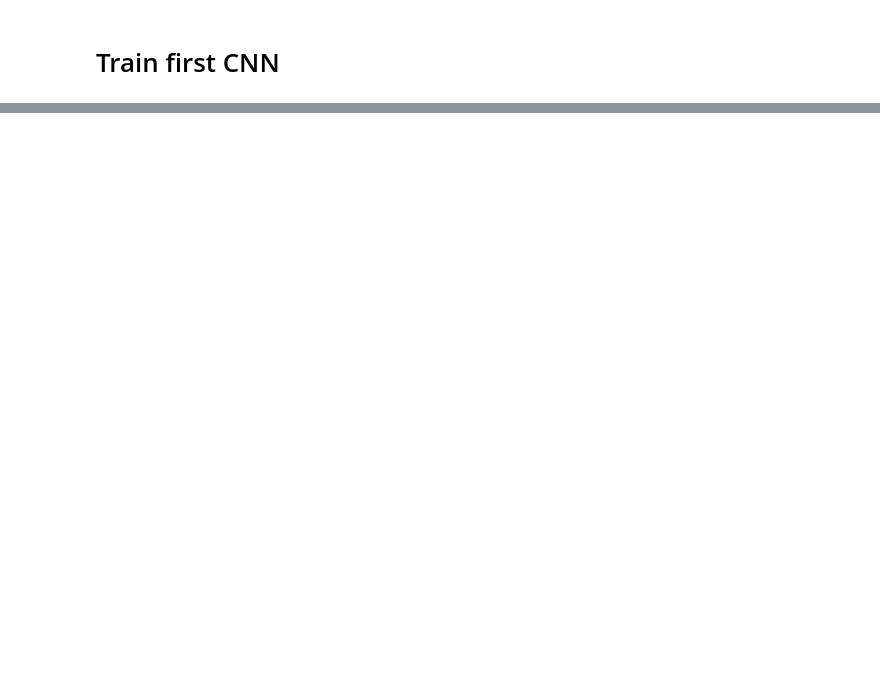
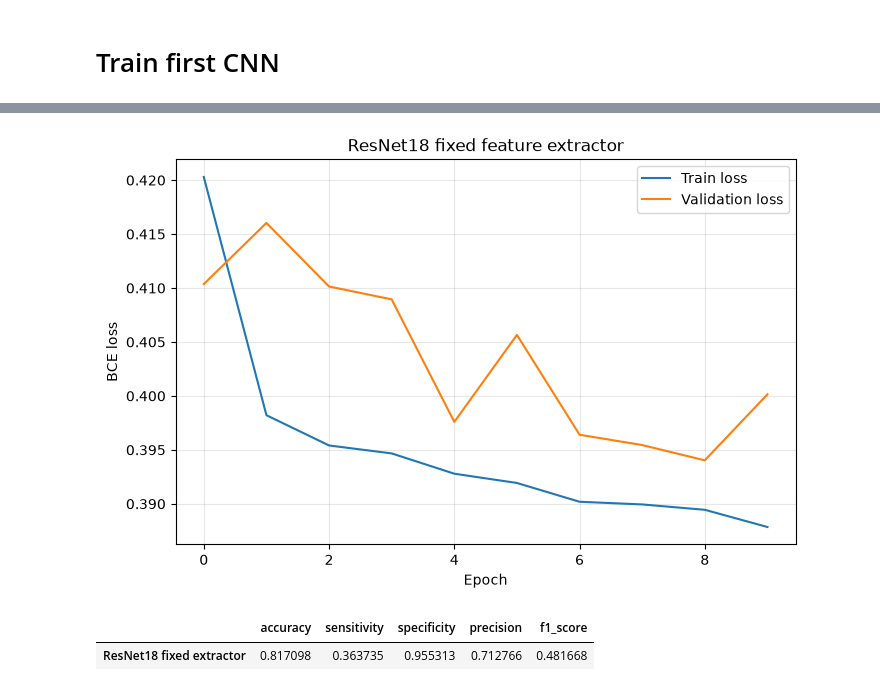
Before and after one commit to mohamedmaherabdalla/MedAI-A1, a Jupyter notebook: working.ipynb, the cells around one changed output, grey strips where cells are left out. Drawn from its saved outputs; the diff is of its cells as text; code cells hidden in the pictures; blank space fills up the shorter version.

```diff
--- a/working.ipynb
+++ b/working.ipynb
@@ -1133,0 +1143,15 @@ for epoch in range(CNN_EPOCHS):
+# %%
+plt.figure(figsize=(8, 5))
+
+plt.plot(cnn_train_losses, label="Train loss")
+plt.plot(cnn_val_losses, label="Validation loss")
+
+plt.xlabel("Epoch")
+plt.ylabel("BCE loss")
+plt.title("ResNet18 fixed feature extractor")
+plt.legend()
+plt.grid(alpha=0.3)
+
+plt.show()
+# %% [output]
+[figure, added]
@@ -1133,0 +1186,19 @@ for epoch in range(CNN_EPOCHS):
+# %%
+#nr
+
+fixed_val_probabilities, fixed_val_targets = (
+    predict_cnn_probabilities(
+        cnn_model,
+        cnn_val_loader,
+    )
+)
+
+fixed_cnn_metrics = pd.DataFrame(
+    [binary_metrics(fixed_val_targets, fixed_val_probabilities)],
+    index=["ResNet18 fixed extractor"],
+)
+
+display(fixed_cnn_metrics)
+# %% [output]
+|  | accuracy | sensitivity | specificity | precision | f1_score |
+| ResNet18 fixed extractor | 0.817098 | 0.363735 | 0.955313 | 0.712766 | 0.481668 |
```
Also changed, not shown: parts of 8 cells of this notebook.
